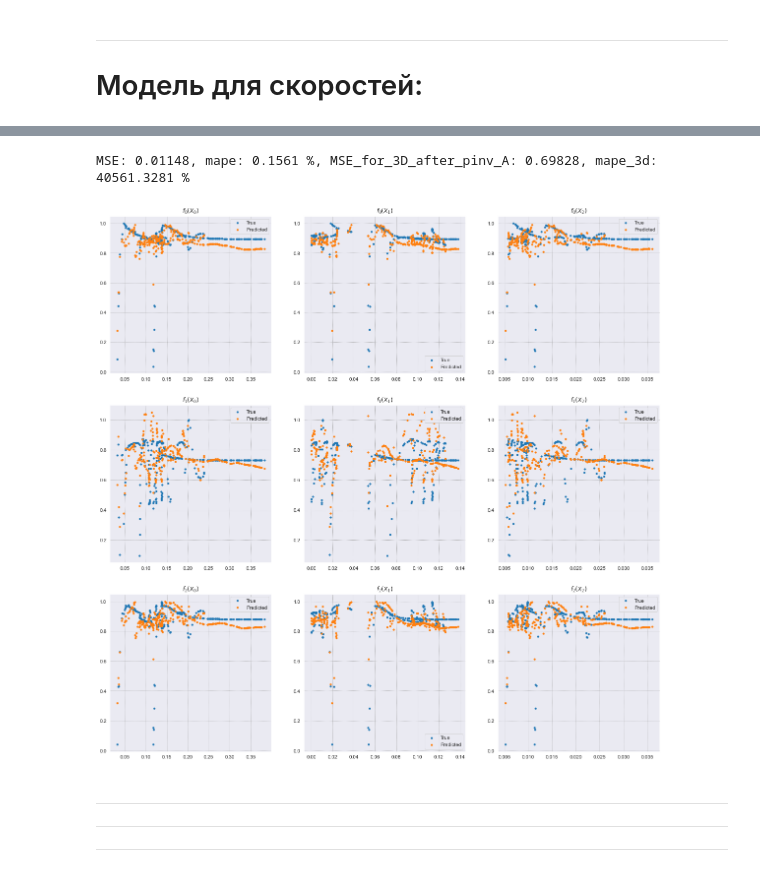
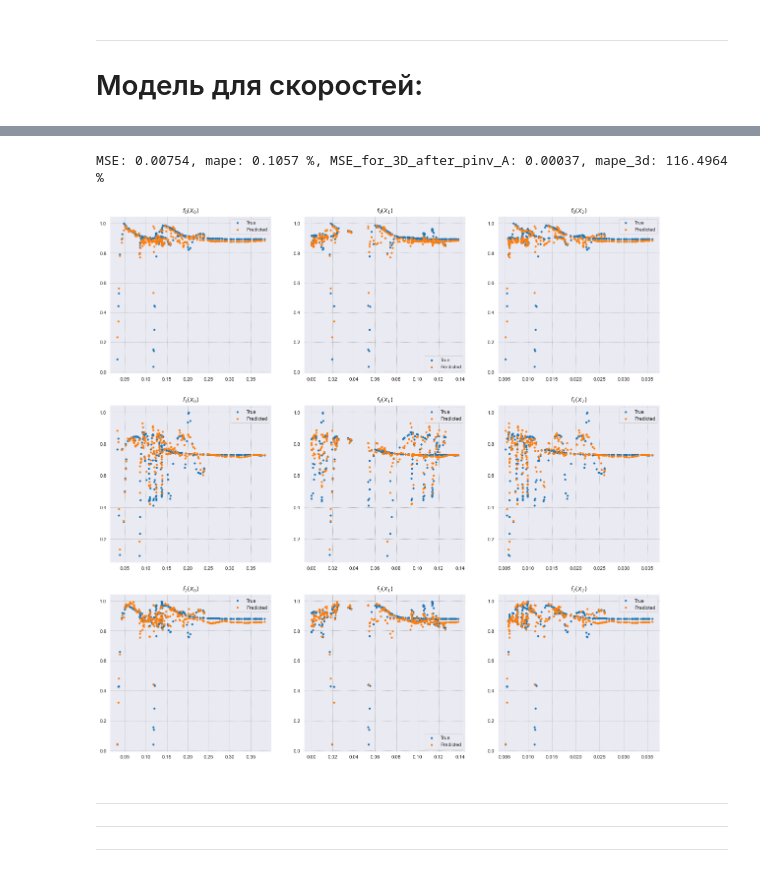
Before and after one commit to Alphonsce/Machine-learning-for-MD-project, a Jupyter notebook: network_testing.ipynb, the cells around one changed output, grey strips where cells are left out. Drawn from its saved outputs; the diff is of its cells as text; code cells hidden in the pictures.

```diff
--- a/network_testing.ipynb
+++ b/network_testing.ipynb
@@ -61,5 +30,5 @@ class CFG:
 # %%
-def make_predictions_and_get_quality(model, X_matrices=None, Y_target=None, figsize=(30, 20), fontsize=20, criterion=nn.MSELoss(), data=None, same_axis=False, show_3D_quality=False):
+def make_predictions_and_get_quality(model, X_matrices=None, Y_target=None, figsize=(30, 20), fontsize=20, criterion=nn.MSELoss(), data=None, same_axis=False, show_3D_quality=False, descaler=Descaler(1, 0)):
     '''
 
     Строит предсказанную и тагрет зависимости
@@ -68,7 +37,7 @@ def make_predictions_and_get_quality(model, X_matrices=None, Y_target=None, figs
 
     Будет подаваться 3 итерируемых объекта: набор(батч или кусок датасета) из "матриц", предсказания, таргеты
 
-    returns: Y_pred, Y_target
+    returns: Y_pred, Y_target, Y_target_3D, Y_pred_3D
     '''
 
     if data:
@@ -84,10 +53,12 @@ def make_predictions_and_get_quality(model, X_matrices=None, Y_target=None, figs
     mape = maper(Y_pred, Y_target)
 
     if show_3D_quality:
-        outputs_3D = torch.bmm(pinv_As, torch.unsqueeze(Y_pred.to(torch.float), 2)).to(CFG.device)    # используются для вычисления MSE метрики уже на 3D векторах силы
+        outputs_3D = torch.bmm(pinv_As, torch.unsqueeze(Y_pred.detach().to(torch.float), 2)).to(CFG.device)    # используются для вычисления MSE метрики уже на 3D векторах силы
         outputs_3D = torch.squeeze(outputs_3D, -1)
+        outputs_3D = descaler(outputs_3D)
         metric_3d = criterion(outputs_3D, Y_target_3D)
         mape_3d = maper(outputs_3D, Y_target_3D)
+        Ys.extend([Y_target_3D, outputs_3D])
 
     # print(
     #     pinv_As[3] @ Y_target[3], Y_target_3D[3]
@@ -292,7 +263,7 @@ class SingleNet(nn.Module):
 
         return x
 # %%
-train_data, val_data, train_dataloader, val_dataloader, decoder = recieve_loaders(
+train_data, val_data, train_dataloader, val_dataloader, descaler = recieve_loaders(
     batch_size=CFG.batch_size,
 
     # take_one_projection_for_data=0,
@@ -418,10 +415,8 @@ if len(train_data[0][1]) != 1:
 # %% [markdown]
 ---
 # Модель для скоростей:
-# %%
-path_vel = './dataset_objects/' + "d_velocities" + '/3_dataset_K_3.pt'        # ЗДЕСЬ БЫЛО МОДЕ ВМЕСТО movements
 # %%
-train_data_vel, val_data_vel, train_dataloader_vel, val_dataloader_vel, decoder_vel = recieve_loaders(
+train_data_vel, val_data_vel, train_dataloader_vel, val_dataloader_vel, descaler_vel = recieve_loaders(
     batch_size=CFG.batch_size,
 
     # take_one_projection_for_data=0,
@@ -482,23 +470,25 @@ Epoch 091 train_loss: 0.002388 val_loss: 0.011298 train_mse: 2.104528 val_mse: 2
 # %%
-Y_pred_vel, Y_target_vel = make_predictions_and_get_quality(
+Y_pred_vel, Y_target_vel, Y_target_3D, Y_pred_3D = make_predictions_and_get_quality(
     model=model_vel, data=val_data_vel, same_axis=True,
-    show_3D_quality=False if len(train_data[0][1]) == 1 else True
+    show_3D_quality=False if len(train_data[0][1]) == 1 else True,
+
+    descaler = descaler_vel
     )
 
 Y_true_vel = Y_target_vel.squeeze().detach().numpy()
 Y_pred_vel = Y_pred_vel.squeeze().detach().numpy()
 
 plot_matrix(
     X=[elem[:-3] for elem in val_X] if MODE == "movements" else val_X,
     K=CFG.K,
     Y_true=Y_true_vel,
     Y_pred=Y_pred_vel,
 
-    figsize=(20, 20)
+    figsize=(20, 20),
 )
 # %% [output]
-MSE: 0.01148, mape: 0.1561 %, MSE_for_3D_after_pinv_A: 0.69828, mape_3d: 40561.3281 %
+MSE: 0.00754, mape: 0.1057 %, MSE_for_3D_after_pinv_A: 0.00037, mape_3d: 116.4964 %
-[figure, old version]
+[figure, new version]
 # %%
 import dill
 # %%
```
Also changed, not shown: parts of 17 cells of this notebook, 8 other files.
